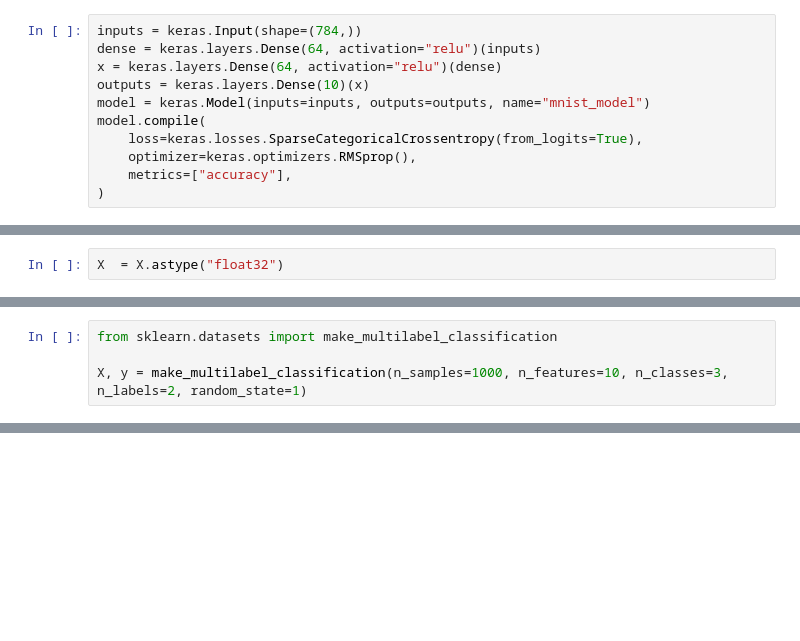
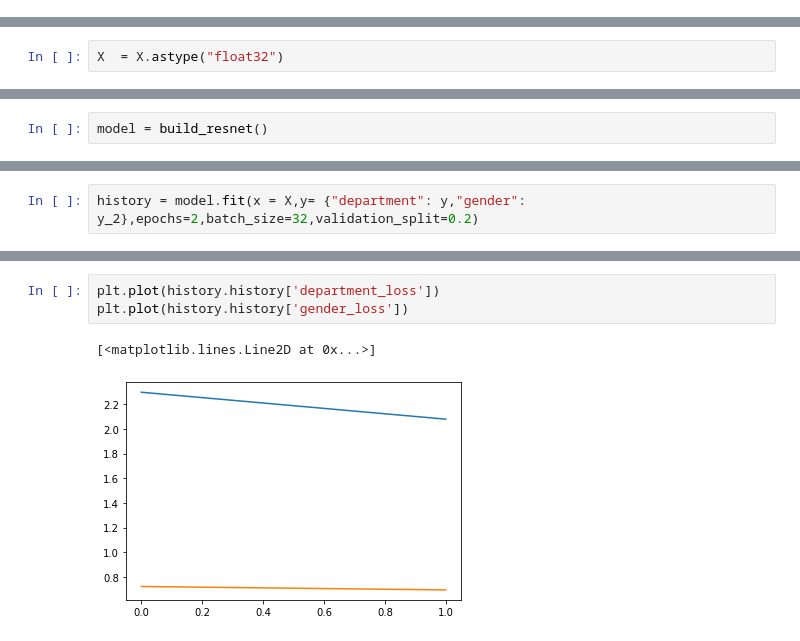
Before and after one commit to yusufbrima/RTGCompCognition, a Jupyter notebook: Deep Learning/Tensorflow/Functional/Starter.ipynb, the cells around one changed output, grey strips where cells are left out. Saved outputs shown, nothing was run; the diff lists cells and outputs as text; blank space fills up the shorter version.

```diff
--- a/Deep Learning/Tensorflow/Functional/Starter.ipynb
+++ b/Deep Learning/Tensorflow/Functional/Starter.ipynb
@@ -9,17 +9,6 @@ import matplotlib.pyplot as plt
 import os
 import itertools
 import random
-# %%
-inputs = keras.Input(shape=(784,))
-dense = keras.layers.Dense(64, activation="relu")(inputs)
-x = keras.layers.Dense(64, activation="relu")(dense)
-outputs = keras.layers.Dense(10)(x)
-model = keras.Model(inputs=inputs, outputs=outputs, name="mnist_model")
-model.compile(
-    loss=keras.losses.SparseCategoricalCrossentropy(from_logits=True),
-    optimizer=keras.optimizers.RMSprop(),
-    metrics=["accuracy"],
-)
 # %%
 def build_model():
     """ This function builds a functional model"""
@@ -223,5 +175 @@ Epoch 2/2
 <keras.callbacks.History at 0x...>
-# %%
-from sklearn.datasets import make_multilabel_classification
-
-X, y = make_multilabel_classification(n_samples=1000, n_features=10, n_classes=3, n_labels=2, random_state=1)
@@ -231,0 +229,2 @@ y.shape
+# %%
+model = build_resnet()
@@ -231,0 +235,2 @@ y.shape
+# %%
+history = model.fit(x = X,y= {"department": y,"gender": y_2},epochs=2,batch_size=32,validation_split=0.2)
@@ -231,0 +242,6 @@ y.shape
+# %%
+plt.plot(history.history['department_loss'])
+plt.plot(history.history['gender_loss'])
+# %% [output]
+[<matplotlib.lines.Line2D at 0x...>]
+[figure, added]
```
Also changed, not shown: parts of 22 cells of this notebook, 3 other files.
